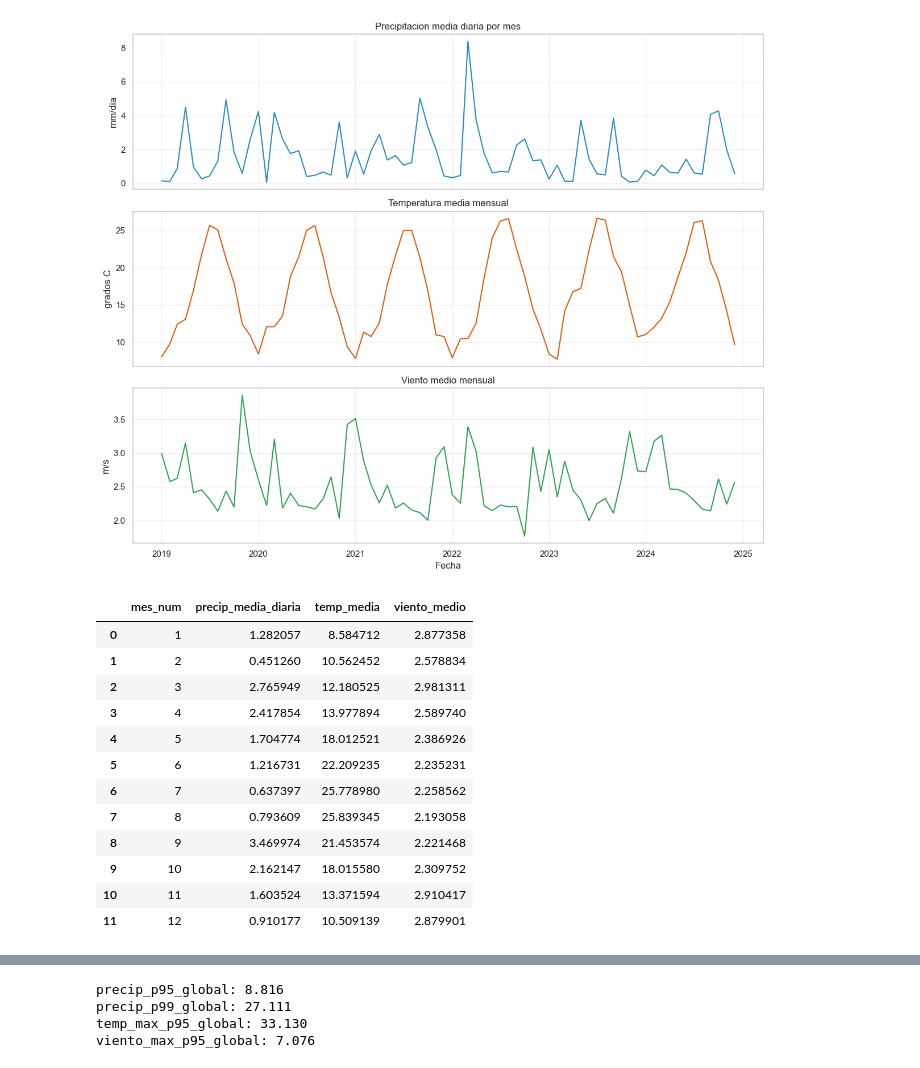
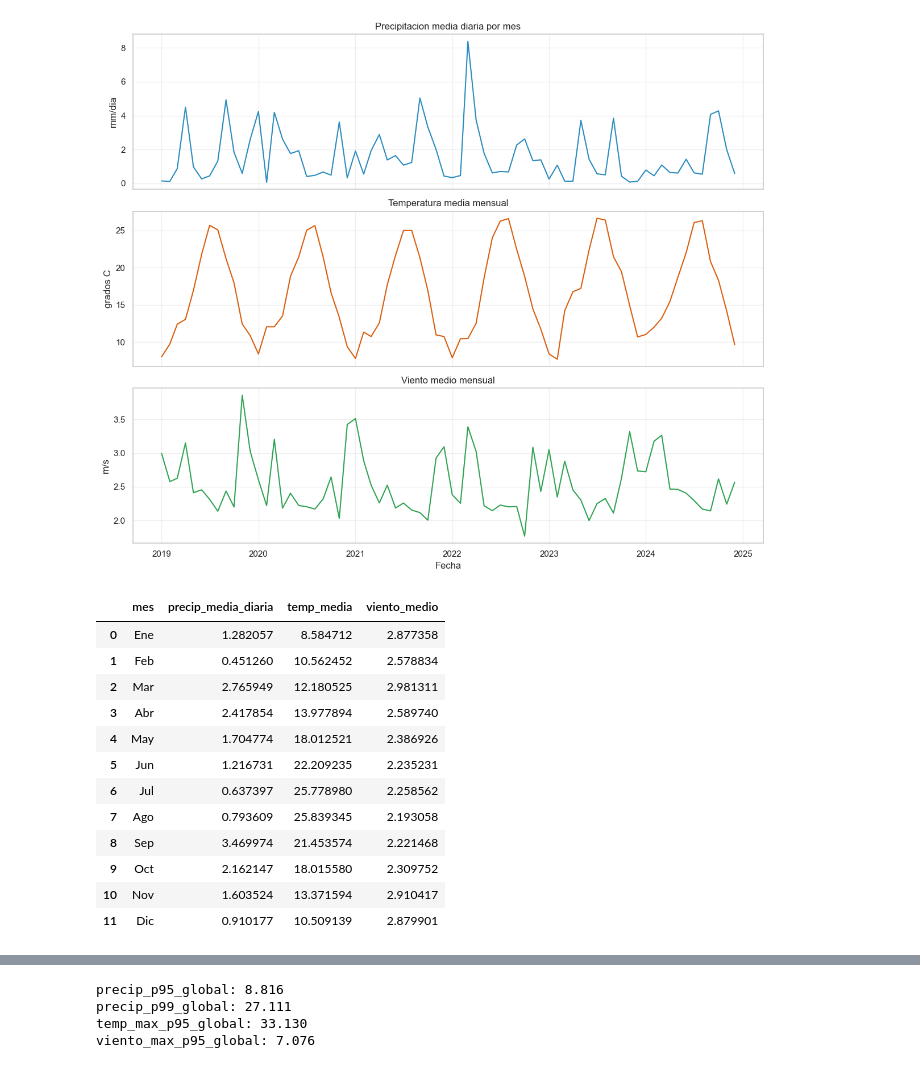
Before and after one commit to gonzalolarriba/modelo-geoespacial-riesgo-climatico, a Jupyter notebook: notebooks/notebook_3_analisis_dato.ipynb, the cells around one changed output, grey strips where cells are left out. Cells and saved outputs as stored; diff of their text form; code cells hidden in the pictures.

```diff
--- a/notebooks/notebook_3_analisis_dato.ipynb
+++ b/notebooks/notebook_3_analisis_dato.ipynb
@@ -142,7 +174,10 @@ if ALTITUDE_FILE.exists():
 
     df = df.merge(df_alt, on=["municipio", "CODNUT2", "CODNUT3"], how="left")
     print("Altitud incorporada.")
+    print("Municipios con altitud:", df.groupby("municipio")["altitud_m"].first().notna().sum())
     print("Municipios sin altitud:", df.groupby("municipio")["altitud_m"].first().isna().sum())
+    print("Resumen altitud:")
+    display(df[["municipio", "altitud_m"]].drop_duplicates()["altitud_m"].describe())
 else:
     df["altitud_m"] = np.nan
     print("No se encontro fichero de altitud. El analisis continua sin esta variable.")
@@ -205,28 +255,36 @@ plt.show()
 # %% [output]
 [figure]
 # %%
+month_names = {
+    1: "Ene", 2: "Feb", 3: "Mar", 4: "Abr",
+    5: "May", 6: "Jun", 7: "Jul", 8: "Ago",
+    9: "Sep", 10: "Oct", 11: "Nov", 12: "Dic"
+}
+
 df_seasonality = (
     df.assign(mes_num=df["fecha"].dt.month)
     .groupby("mes_num", as_index=False)
     .agg(
         precip_media_diaria=("precip_total_dia", "mean"),
         temp_media=("temp_media_dia", "mean"),
         viento_medio=("viento_medio_dia", "mean"),
     )
 )
 
-display(df_seasonality)
+df_seasonality["mes"] = df_seasonality["mes_num"].map(month_names)
+
+display(df_seasonality[["mes", "precip_media_diaria", "temp_media", "viento_medio"]])
 # %% [output]
-|  | mes_num | precip_media_diaria | temp_media | viento_medio |
-| 0 | 1 | 1.282057 | 8.584712 | 2.877358 |
-| 1 | 2 | 0.451260 | 10.562452 | 2.578834 |
-| 2 | 3 | 2.765949 | 12.180525 | 2.981311 |
-| 3 | 4 | 2.417854 | 13.977894 | 2.589740 |
-| 4 | 5 | 1.704774 | 18.012521 | 2.386926 |
-| 5 | 6 | 1.216731 | 22.209235 | 2.235231 |
-| 6 | 7 | 0.637397 | 25.778980 | 2.258562 |
-| 7 | 8 | 0.793609 | 25.839345 | 2.193058 |
-| 8 | 9 | 3.469974 | 21.453574 | 2.221468 |
-| 9 | 10 | 2.162147 | 18.015580 | 2.309752 |
-| 10 | 11 | 1.603524 | 13.371594 | 2.910417 |
-| 11 | 12 | 0.910177 | 10.509139 | 2.879901 |
+|  | mes | precip_media_diaria | temp_media | viento_medio |
+| 0 | Ene | 1.282057 | 8.584712 | 2.877358 |
+| 1 | Feb | 0.451260 | 10.562452 | 2.578834 |
+| 2 | Mar | 2.765949 | 12.180525 | 2.981311 |
+| 3 | Abr | 2.417854 | 13.977894 | 2.589740 |
+| 4 | May | 1.704774 | 18.012521 | 2.386926 |
+| 5 | Jun | 1.216731 | 22.209235 | 2.235231 |
+| 6 | Jul | 0.637397 | 25.778980 | 2.258562 |
+| 7 | Ago | 0.793609 | 25.839345 | 2.193058 |
+| 8 | Sep | 3.469974 | 21.453574 | 2.221468 |
+| 9 | Oct | 2.162147 | 18.015580 | 2.309752 |
+| 10 | Nov | 1.603524 | 13.371594 | 2.910417 |
+| 11 | Dic | 0.910177 | 10.509139 | 2.879901 |
```
Also changed, not shown: parts of 36 cells of this notebook.
